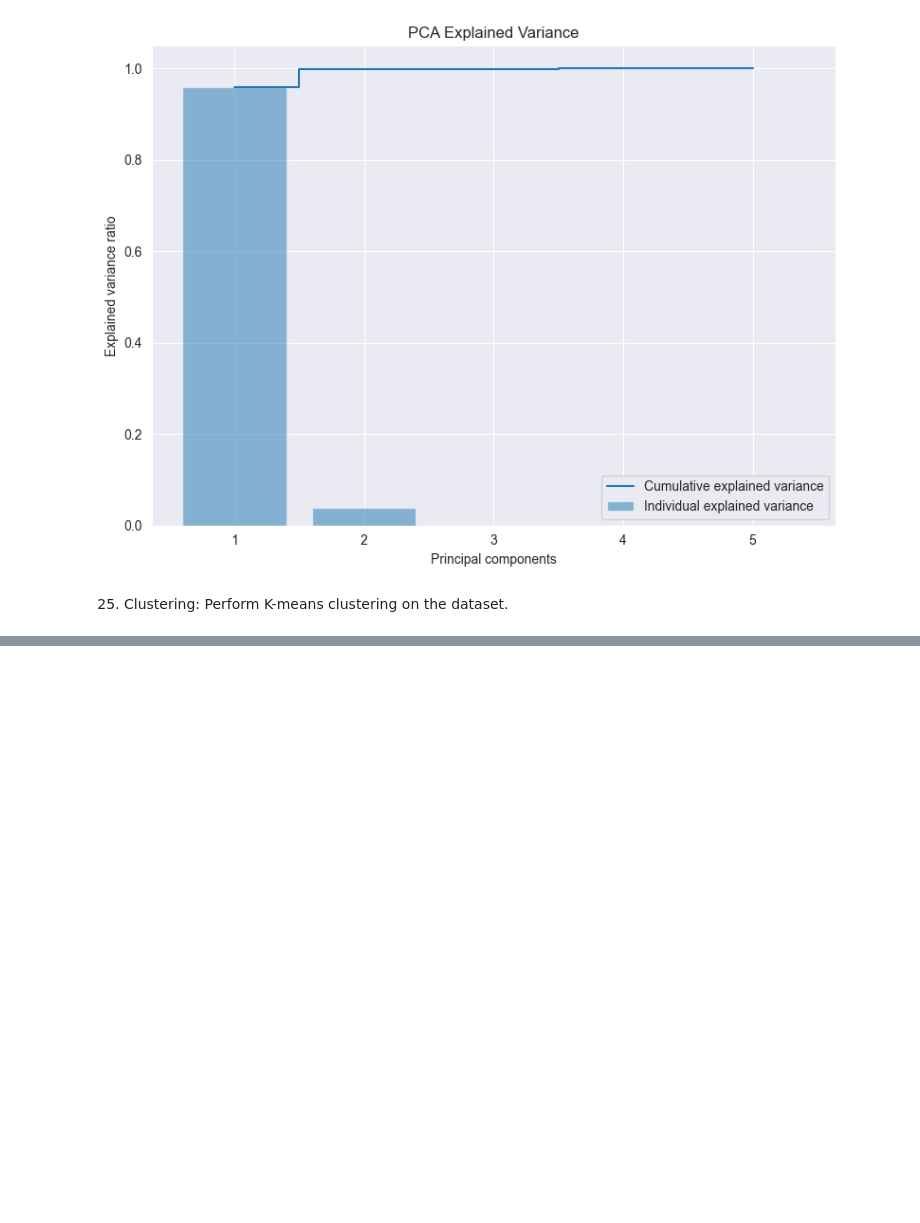
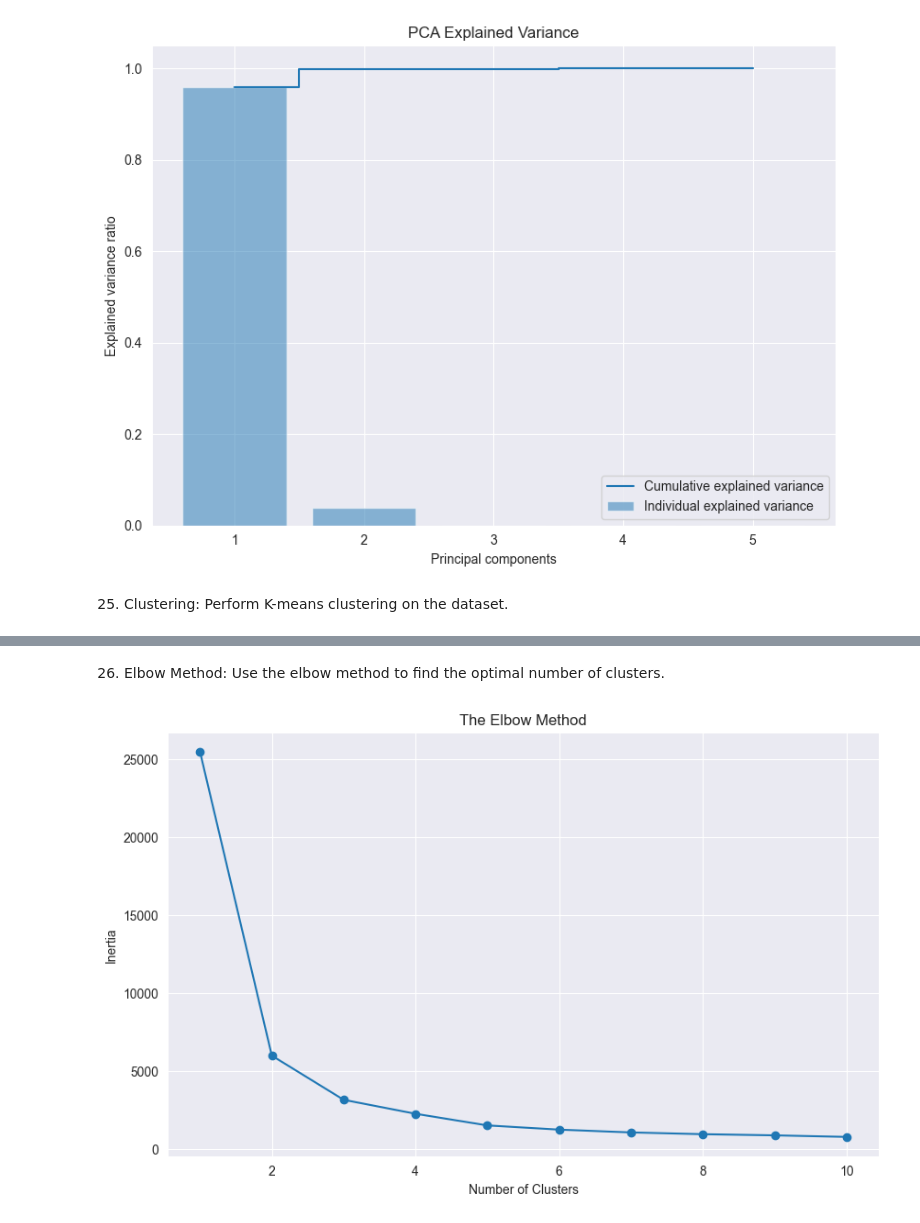
Before and after one commit to ZygimantasB/LLM-practice, a Jupyter notebook: LM practice/kagle/crypto.ipynb, the cells around one changed output, grey strips where cells are left out. Cells and saved outputs as stored; diff of their text form; code cells hidden in the pictures; blank space fills up the shorter version.

```diff
--- a/LM practice/kagle/crypto.ipynb
+++ b/LM practice/kagle/crypto.ipynb
@@ -658,0 +684,24 @@ plt.show()
+# %% [markdown]
+26. Elbow Method: Use the elbow method to find the optimal number of clusters.
+# %%
+X = df[['Open', 'High', 'Low', 'Volume', 'Market Cap']]
+
+scaler = StandardScaler()
+X_scaled = scaler.fit_transform(X)
+
+interia = []
+
+K = range(1, 11)
+for k in K:
+    kmeans = KMeans(n_clusters=k, random_state=42)
+    kmeans.fit(X_scaled)
+    interia.append(kmeans.inertia_)
+
+plt.figure(figsize=(10, 6))
+plt.plot(K, interia, '-o')
+plt.xlabel('Number of Clusters')
+plt.ylabel('Inertia')
+plt.title('The Elbow Method')
+plt.show()
+# %% [output]
+[figure, added]
```
Also changed, not shown: parts of 6 cells of this notebook.
